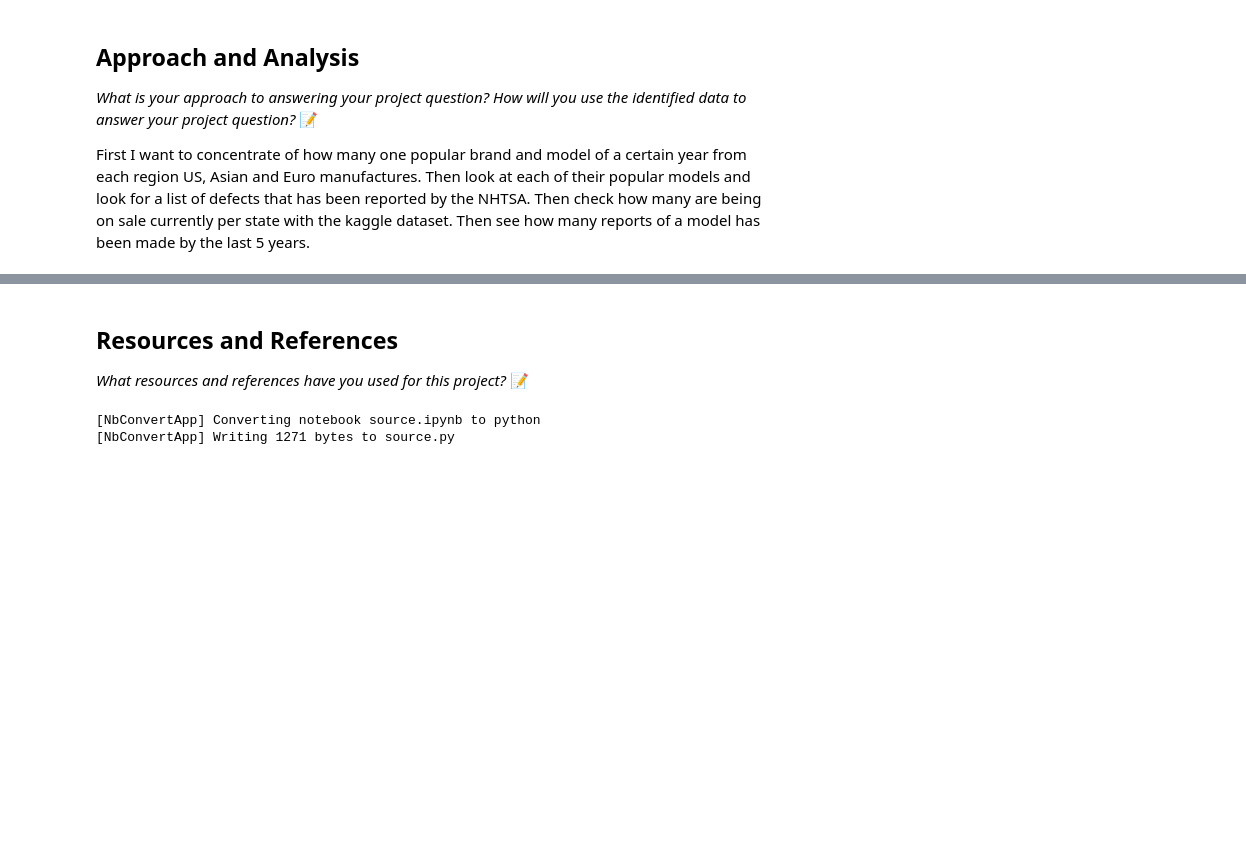
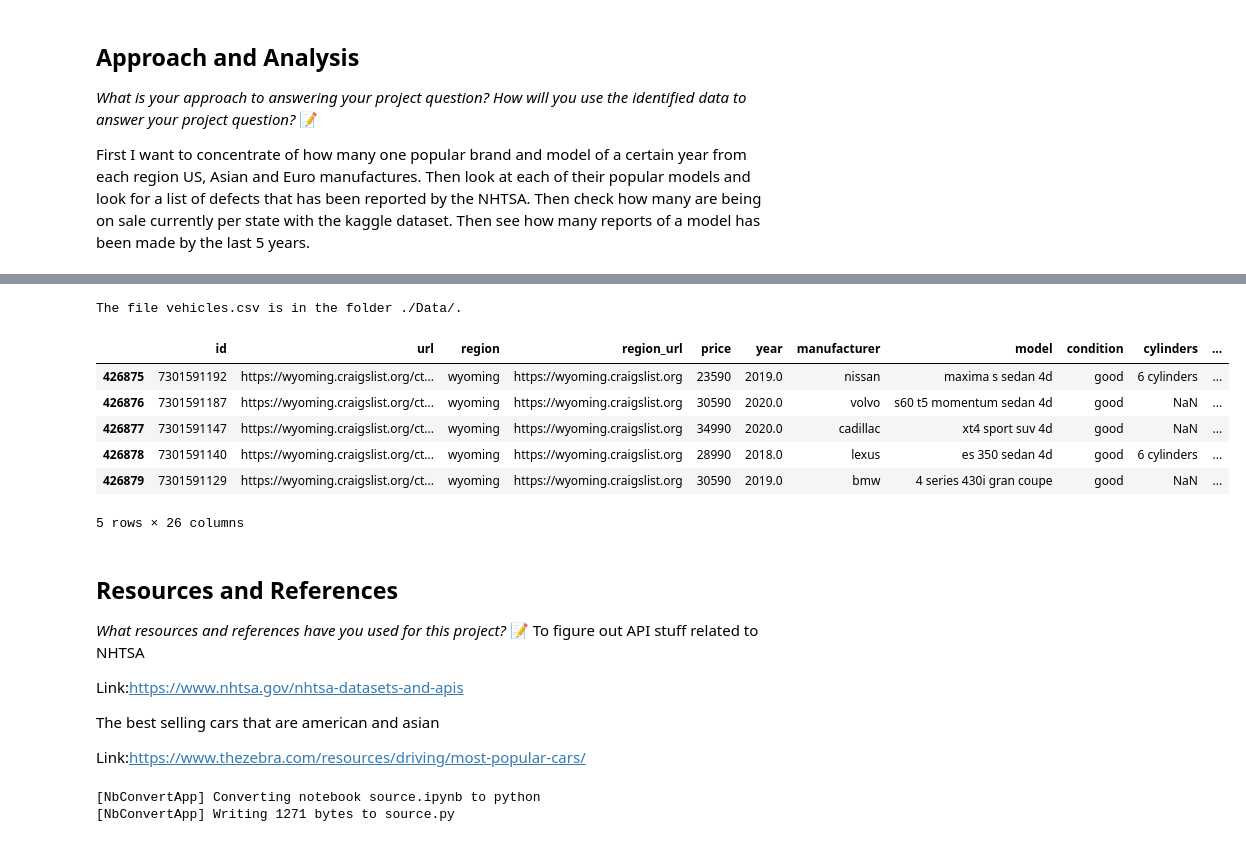
Before and after one commit to IT4063C-Fall23/final-project-ACipherEXE, a Jupyter notebook: source.ipynb, the cells around one changed output, grey strips where cells are left out. Saved outputs shown, nothing was run; the diff lists cells and outputs as text; code cells hidden in the pictures; blank space fills up the shorter version.

```diff
--- a/source.ipynb
+++ b/source.ipynb
@@ -53,7 +115,43 @@ First I want to concentrate of how many one popular brand and model of a certain
+# %%
+# You will have to download the kaggle data set as its too big for git
+# Link: https://www.kaggle.com/datasets/austinreese/craigslist-carstrucks-data
+# and throw it into Data folder
+# I tried to make it easy with code but kaggle is not letting me
+
+import os
+import webbrowser
+folder_path = './Data/'
+file_name = 'vehicles.csv'
+
+if os.path.isfile(os.path.join(folder_path, file_name)):
+    print(f"The file {file_name} is in the folder {folder_path}.")
+
+else:
+    print('I have opened a page to download the CSV needed please put it in the Data folder')
+    webbrowser.open('https://www.kaggle.com/datasets/austinreese/craigslist-carstrucks-data')
+
+sales_df = pd.read_csv('Data/vehicles.csv')
+sales_df.tail()
+# %% [output]
+The file vehicles.csv is in the folder ./Data/.
+|  | id | url | region | region_url | price | year | manufacturer | model | condition | cylinders | ... |
+| 426875 | 7301591192 | https://wyoming.craigslist.org/ct... | wyoming | https://wyoming.craigslist.org | 23590 | 2019.0 | nissan | maxima s sedan 4d | good | 6 cylinders | ... |
+| 426876 | 7301591187 | https://wyoming.craigslist.org/ct... | wyoming | https://wyoming.craigslist.org | 30590 | 2020.0 | volvo | s60 t5 momentum sedan 4d | good | NaN | ... |
+| 426877 | 7301591147 | https://wyoming.craigslist.org/ct... | wyoming | https://wyoming.craigslist.org | 34990 | 2020.0 | cadillac | xt4 sport suv 4d | good | NaN | ... |
+| 426878 | 7301591140 | https://wyoming.craigslist.org/ct... | wyoming | https://wyoming.craigslist.org | 28990 | 2018.0 | lexus | es 350 sedan 4d | good | 6 cylinders | ... |
+| 426879 | 7301591129 | https://wyoming.craigslist.org/ct... | wyoming | https://wyoming.craigslist.org | 30590 | 2019.0 | bmw | 4 series 430i gran coupe | good | NaN | ... |
+5 rows × 26 columns
 # %% [markdown]
 ## Resources and References
 *What resources and references have you used for this project?*
 📝 <!-- Answer Below -->
+To figure out API stuff related to NHTSA
+
+Link:https://www.nhtsa.gov/nhtsa-datasets-and-apis
+
+The best selling cars that are american and asian
+
+Link:https://www.thezebra.com/resources/driving/most-popular-cars/
 # %%
 # ⚠️ Make sure you run this cell at the end of your notebook before every submission!
 !jupyter nbconvert --to python source.ipynb
```
Also changed, not shown: parts of 5 cells of this notebook.
